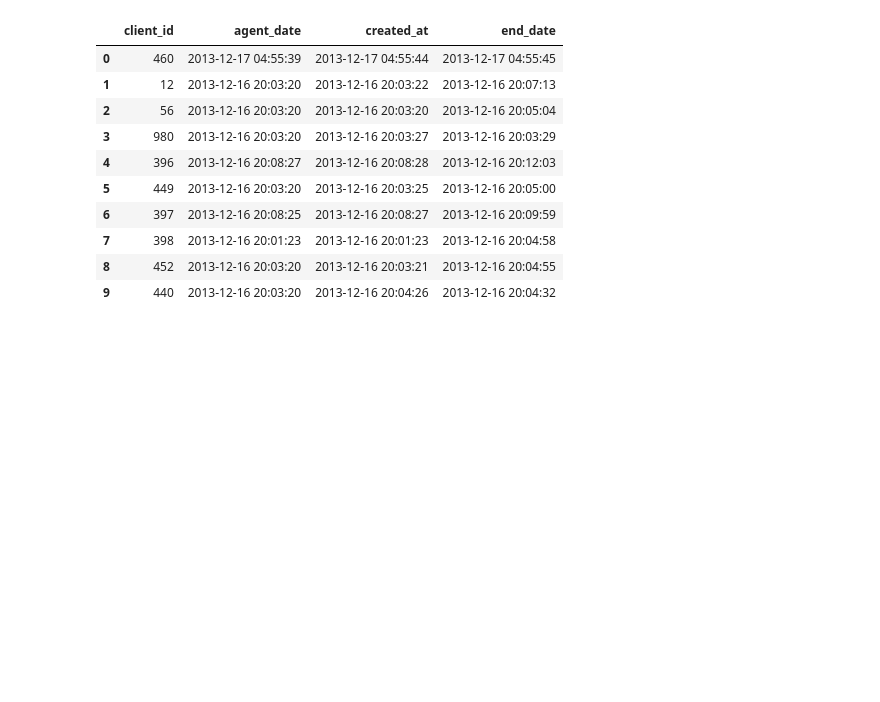
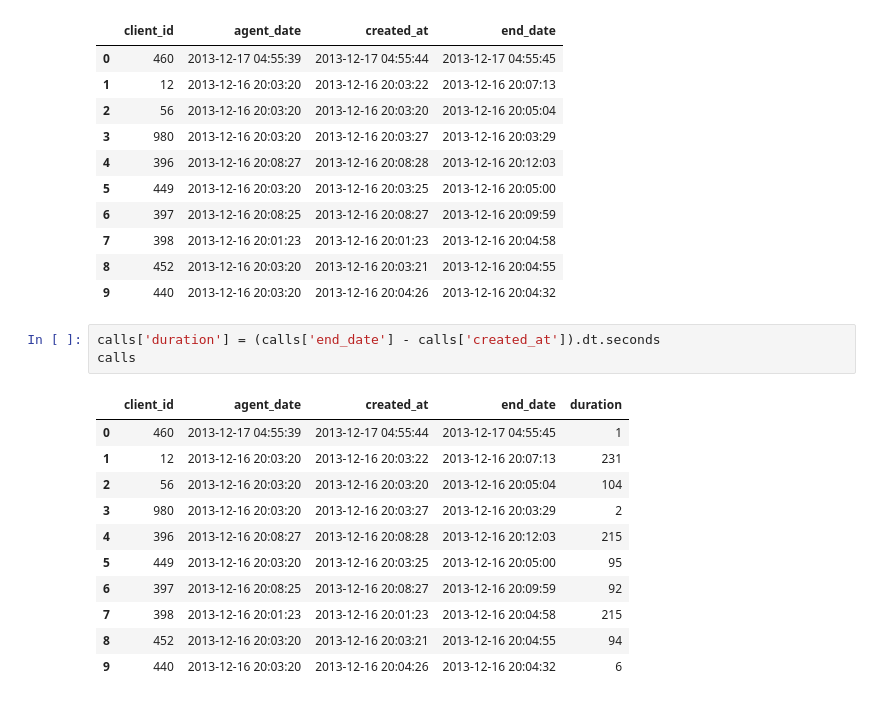
Before and after one commit to ivajazz/EDA_3, a Jupyter notebook: EDA_3_2.ipynb, the cells around one changed output. Drawn from its saved outputs; the diff is of its cells as text; blank space fills up the shorter version.

Commit message:
add duration

```diff
--- a/EDA_3_2.ipynb
+++ b/EDA_3_2.ipynb
@@ -140,3 +140,18 @@ calls
 | 7 | 398 | 2013-12-16 20:01:23 | 2013-12-16 20:01:23 | 2013-12-16 20:04:58 |
 | 8 | 452 | 2013-12-16 20:03:20 | 2013-12-16 20:03:21 | 2013-12-16 20:04:55 |
 | 9 | 440 | 2013-12-16 20:03:20 | 2013-12-16 20:04:26 | 2013-12-16 20:04:32 |
+# %%
+calls['duration'] = (calls['end_date'] - calls['created_at']).dt.seconds
+calls
+# %% [output]
+|  | client_id | agent_date | created_at | end_date | duration |
+| 0 | 460 | 2013-12-17 04:55:39 | 2013-12-17 04:55:44 | 2013-12-17 04:55:45 | 1 |
+| 1 | 12 | 2013-12-16 20:03:20 | 2013-12-16 20:03:22 | 2013-12-16 20:07:13 | 231 |
+| 2 | 56 | 2013-12-16 20:03:20 | 2013-12-16 20:03:20 | 2013-12-16 20:05:04 | 104 |
+| 3 | 980 | 2013-12-16 20:03:20 | 2013-12-16 20:03:27 | 2013-12-16 20:03:29 | 2 |
+| 4 | 396 | 2013-12-16 20:08:27 | 2013-12-16 20:08:28 | 2013-12-16 20:12:03 | 215 |
+| 5 | 449 | 2013-12-16 20:03:20 | 2013-12-16 20:03:25 | 2013-12-16 20:05:00 | 95 |
+| 6 | 397 | 2013-12-16 20:08:25 | 2013-12-16 20:08:27 | 2013-12-16 20:09:59 | 92 |
+| 7 | 398 | 2013-12-16 20:01:23 | 2013-12-16 20:01:23 | 2013-12-16 20:04:58 | 215 |
+| 8 | 452 | 2013-12-16 20:03:20 | 2013-12-16 20:03:21 | 2013-12-16 20:04:55 | 94 |
+| 9 | 440 | 2013-12-16 20:03:20 | 2013-12-16 20:04:26 | 2013-12-16 20:04:32 | 6 |
```
Also changed, not shown: 1 other file.
